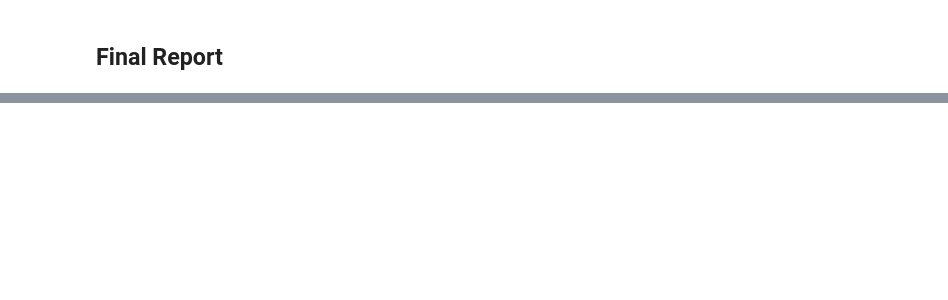
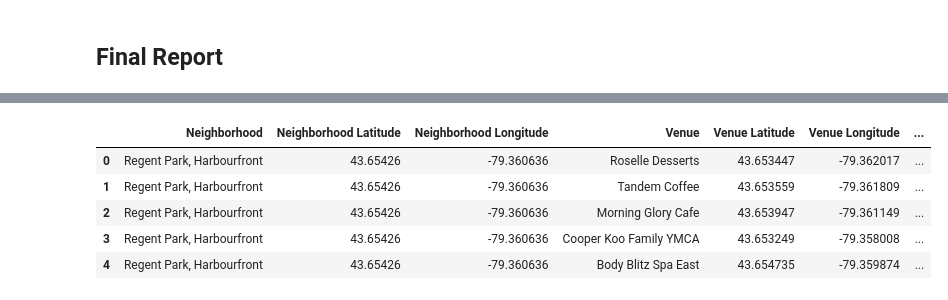
Before and after one commit to Liangdi-sg/Coursera_Capstone, a Jupyter notebook: Final_report.ipynb, the cells around one changed output, grey strips where cells are left out. Saved outputs shown, nothing was run; the diff lists cells and outputs as text; code cells hidden in the pictures; blank space fills up the shorter version.

```diff
--- a/Final_report.ipynb
+++ b/Final_report.ipynb
@@ -30,0 +114,4 @@ Top venues data will be obtained from Foursquare through an API.
+# %%
+df_LL=pd.read_csv('http://cocl.us/Geospatial_data')
+df_all=pd.merge(df,df_LL)
+df_all.head()
@@ -30,0 +127,3 @@ Top venues data will be obtained from Foursquare through an API.
+# %%
+df_new=df_all[['Borough','Neighborhood','Latitude','Longitude']]
+df_new.head()
@@ -30,0 +137,4 @@ Top venues data will be obtained from Foursquare through an API.
+# %%
+row={'Borough':'Manhattan','Neighborhood':'Chinatown','Latitude':40.715618,'Longitude':-73.994279}
+df_new=df_new.append(row,ignore_index=True)
+df_new[(df_new['Neighborhood']=='Chinatown')]
@@ -30,0 +190,5 @@ Top venues data will be obtained from Foursquare through an API.
+# %%
+Venues_all = getNearbyVenues(names=df_new['Neighborhood'],
+                                   latitudes=df_new['Latitude'],
+                                   longitudes=df_new['Longitude']
+                                  )
@@ -30,0 +213,9 @@ Top venues data will be obtained from Foursquare through an API.
+# %%
+Venues_all.head()
+# %% [output]
+|  | Neighborhood | Neighborhood Latitude | Neighborhood Longitude | Venue | Venue Latitude | Venue Longitude | ... |
+| 0 | Regent Park, Harbourfront | 43.65426 | -79.360636 | Roselle Desserts | 43.653447 | -79.362017 | ... |
+| 1 | Regent Park, Harbourfront | 43.65426 | -79.360636 | Tandem Coffee | 43.653559 | -79.361809 | ... |
+| 2 | Regent Park, Harbourfront | 43.65426 | -79.360636 | Morning Glory Cafe | 43.653947 | -79.361149 | ... |
+| 3 | Regent Park, Harbourfront | 43.65426 | -79.360636 | Cooper Koo Family YMCA | 43.653249 | -79.358008 | ... |
+| 4 | Regent Park, Harbourfront | 43.65426 | -79.360636 | Body Blitz Spa East | 43.654735 | -79.359874 | ... |
```
Also changed, not shown: parts of 42 cells of this notebook.
